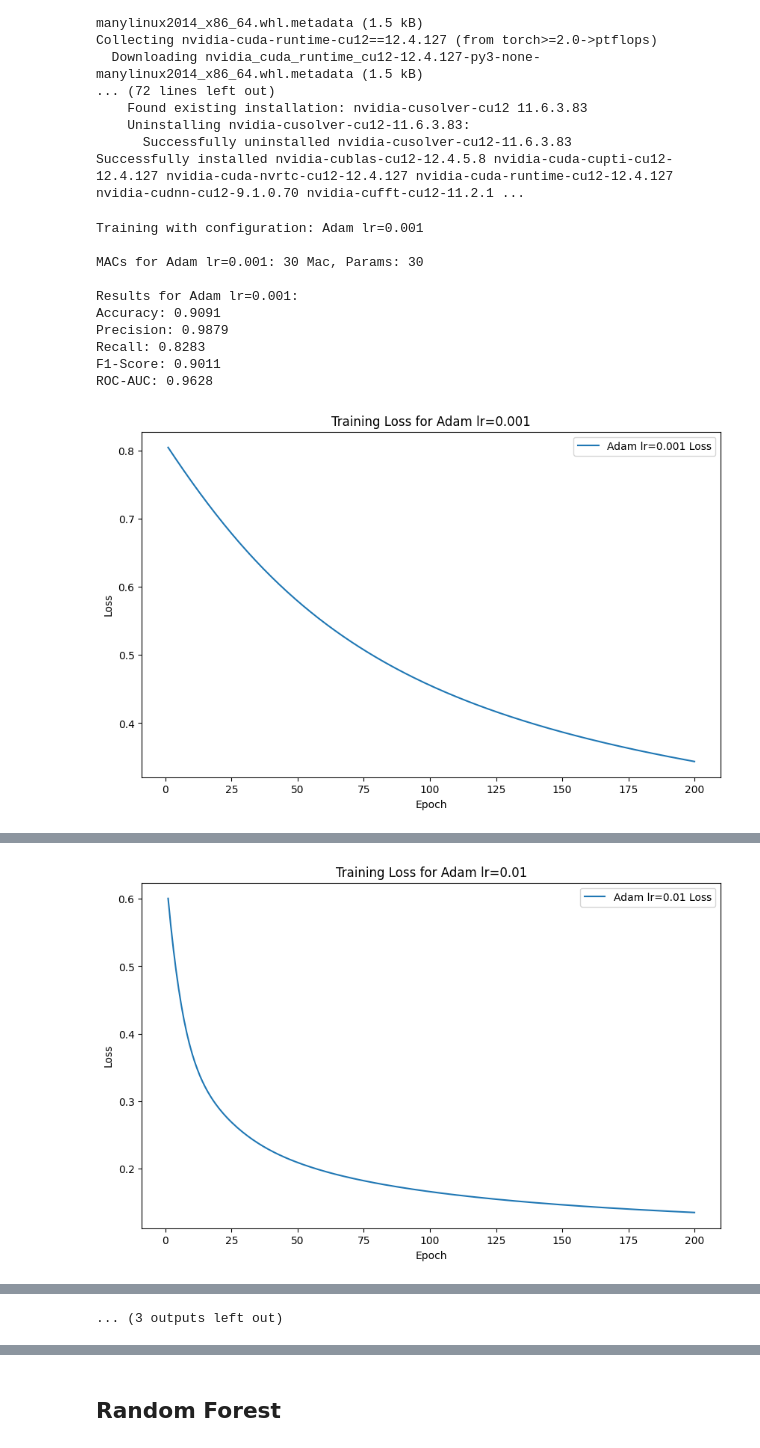
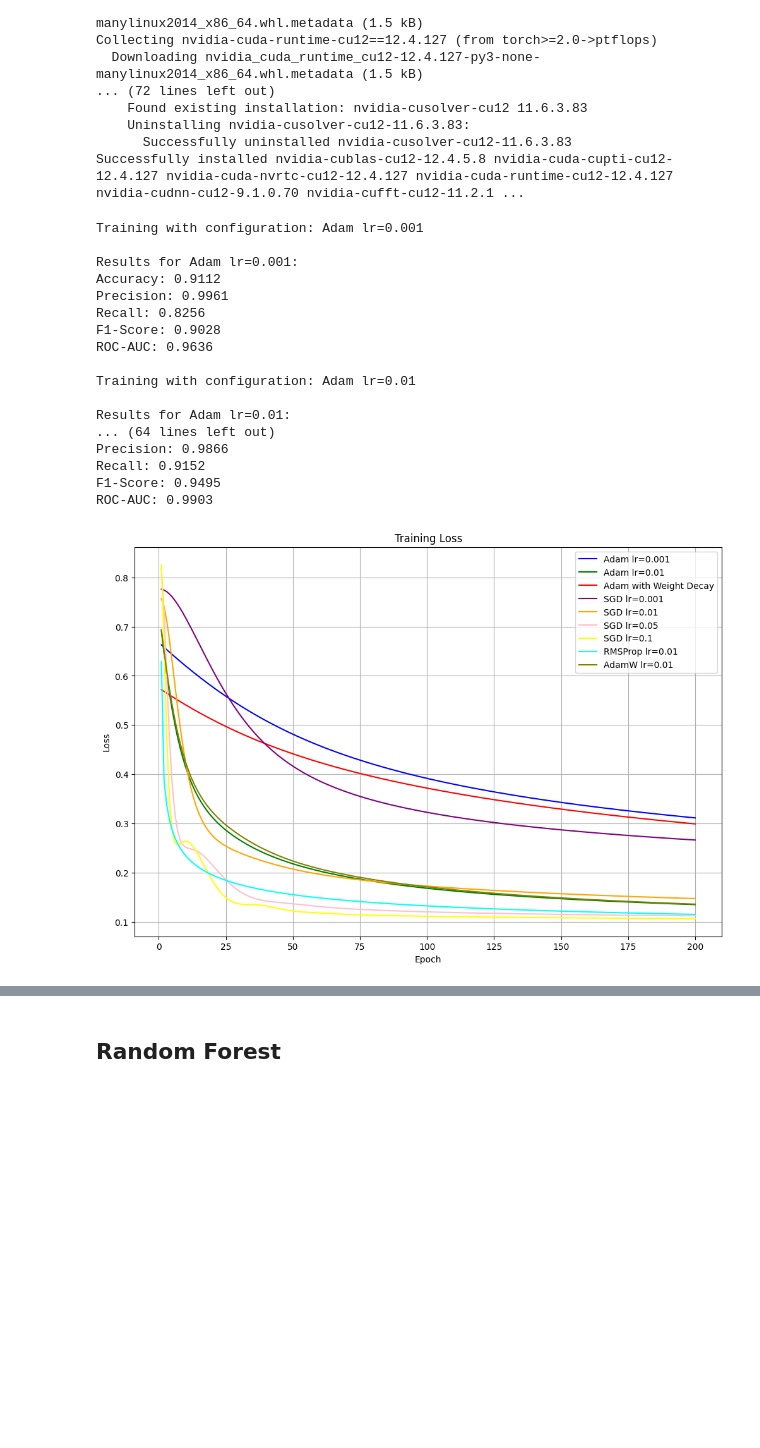
Before and after one commit to caroohong/Safe-AI, a Jupyter notebook: SafeAI_Project_Credit_Card_Fraud_Detection.ipynb, the cells around one changed output, grey strips where cells are left out. Cells and saved outputs as stored; diff of their text form; code cells hidden in the pictures; blank space fills up the shorter version.

```diff
--- a/SafeAI_Project_Credit_Card_Fraud_Detection.ipynb
+++ b/SafeAI_Project_Credit_Card_Fraud_Detection.ipynb
@@ -480,8 +550,13 @@ Successfully installed nvidia-cublas-cu12-12.4.5.8 nvidia-cuda-cupti-cu12-12.4.1
 import torch
 import torch.nn as nn
 import torch.optim as optim
+import matplotlib.pyplot as plt
 from sklearn.metrics import accuracy_score, precision_score, recall_score, f1_score, roc_auc_score
-from ptflops import get_model_complexity_info
+# from ptflops import get_model_complexity_info
+X_train_tensor = torch.tensor(X_train_res.values, dtype=torch.float32)
+y_train_tensor = torch.tensor(y_train_res.values, dtype=torch.float32).view(-1, 1)  # Reshape to (n_samples, 1)
+X_test_tensor = torch.tensor(X_test.values, dtype=torch.float32)
+y_test_tensor = torch.tensor(y_test.values, dtype=torch.float32).view(-1, 1)
 class LogisticRegressionModel(nn.Module):
     def __init__(self, input_dim):
         super(LogisticRegressionModel, self).__init__()
@@ -494,8 +569,8 @@ def train_and_evaluate(config, X_train_tensor, y_train_tensor, X_test_tensor, y_
     # Initialize model
     model = LogisticRegressionModel(input_dim=X_train_tensor.shape[1])
     # MACs
-    macs, params = get_model_complexity_info(model, (1, X_train_tensor.shape[1]), as_strings=True, print_per_layer_stat=False)
-    print(f"\nMACs for {config['name']}: {macs}, Params: {params}")
+    # macs, params = get_model_complexity_info(model, (1, X_train_tensor.shape[1]), as_strings=True, print_per_layer_stat=False)
+    # print(f"\nMACs for {config['name']}: {macs}, Params: {params}")
 
     # loss and optimizer
     criterion = nn.BCELoss()
@@ -503,6 +578,11 @@ def train_and_evaluate(config, X_train_tensor, y_train_tensor, X_test_tensor, y_
         optimizer = optim.Adam(model.parameters(), lr=config['lr'], weight_decay=config['weight_decay'])
     elif config['optimizer'] == 'SGD':
         optimizer = optim.SGD(model.parameters(), lr=config['lr'], momentum=0.9, weight_decay=config['weight_decay'])
+    elif config['optimizer'] == 'RMSprop':
+        optimizer = optim.RMSprop(model.parameters(), lr=config['lr'], weight_decay=config['weight_decay'])
+    elif config['optimizer'] == 'AdamW':
+        optimizer = optim.AdamW(model.parameters(), lr=config['lr'], weight_decay=config['weight_decay'])
+
 
     # Train the model
     losses = []
@@ -585,50 +665,72 @@ hyperparameter_configs = [
         'lr': 0.1,
         'weight_decay': 0.0,
         'epochs': 200
-    }
+    },
+    {
+        'name': 'RMSProp lr=0.01',
+        'optimizer': 'RMSprop',
+        'lr': 0.01,
+        'weight_decay': 0.0,
+        'epochs': 200
+    },
+    {
+        'name': 'AdamW lr=0.01',
+        'optimizer': 'AdamW',
+        'lr': 0.01,
+        'weight_decay': 0.0,
+        'epochs': 200
+    },
+
 ]
 
 all_losses = []
 config_names = []
 # Train and evaluate each one
 for config in hyperparameter_configs:
     print(f"\nTraining with configuration: {config['name']}")
     losses = train_and_evaluate(config, X_train_tensor, y_train_tensor, X_test_tensor, y_test_tensor)
     all_losses.append(losses)
     config_names.append(config['name'])
 
     # Plot the loss curve
-    plt.figure(figsize=(10, 6))
-    plt.plot(range(1, config['epochs'] + 1), losses, label=f"{config['name']} Loss")
-    plt.title(f"Training Loss for {config['name']}")
-    plt.xlabel('Epoch')
-    plt.ylabel('Loss')
-    plt.legend()
-    plt.show()
+    # plt.figure(figsize=(10, 6))
+    # plt.plot(range(1, config['epochs'] + 1), losses, label=f"{config['name']} Loss")
+    # plt.title(f"Training Loss for {config['name']}")
+    # plt.xlabel('Epoch')
+    # plt.ylabel('Loss')
+    # plt.legend()
+    # plt.show()
 
 # Plot all loss curves
 plt.figure(figsize=(12, 8))
-colors = ['blue', 'green', 'red', 'purple', 'orange', 'pink', 'yellow']
+colors = ['blue', 'green', 'red', 'purple', 'orange', 'pink', 'yellow', 'cyan', 'olive']
 
 for i, losses in enumerate(all_losses):
     epochs = range(1, len(losses) + 1)
     plt.plot(epochs, losses, label=config_names[i], color=colors[i])
 
 plt.title('Training Loss')
 plt.xlabel('Epoch')
 plt.ylabel('Loss')
 plt.legend()
 plt.grid(True)
 plt.show()
 # %% [output]
 Training with configuration: Adam lr=0.001
 
-MACs for Adam lr=0.001: 30 Mac, Params: 30
+Results for Adam lr=0.001:
+Accuracy: 0.9112
+Precision: 0.9961
+Recall: 0.8256
+F1-Score: 0.9028
+ROC-AUC: 0.9636
 
-Results for Adam lr=0.001:
-Accuracy: 0.9091
-Precision: 0.9879
-Recall: 0.8283
-F1-Score: 0.9011
-ROC-AUC: 0.9628
+Training with configuration: Adam lr=0.01
+
+Results for Adam lr=0.01:
+... (64 lines left out)
+Precision: 0.9866
+Recall: 0.9152
+F1-Score: 0.9495
+ROC-AUC: 0.9903
-[figure, old version]
+[figure, new version]
@@ -645 +736,0 @@ ROC-AUC: 0.9898
-[figure, removed]
@@ -690 +736,0 @@ ROC-AUC: 0.9915
-... (3 outputs left out)
```
Also changed, not shown: parts of 16 cells of this notebook.
